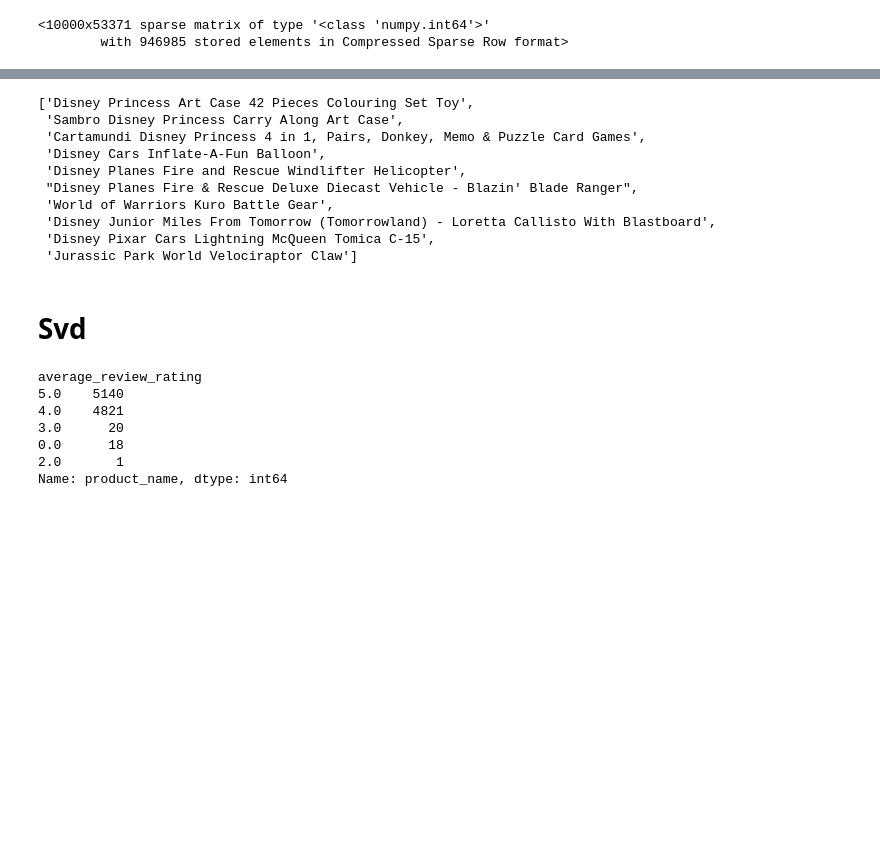
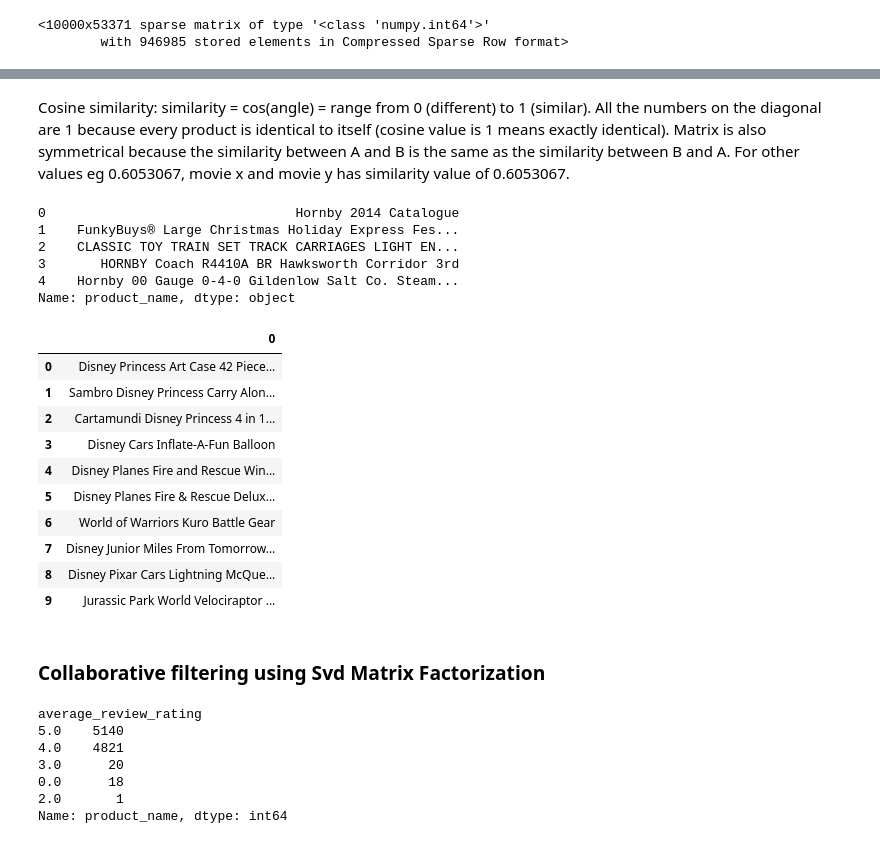
Before and after one commit to Deja2304/Capstone, a Jupyter notebook: Final Recommendations.ipynb, the cells around one changed output, grey strips where cells are left out. Saved outputs shown, nothing was run; the diff lists cells and outputs as text; code cells hidden in the pictures; blank space fills up the shorter version.

```diff
--- a/Final Recommendations.ipynb
+++ b/Final Recommendations.ipynb
@@ -807,28 +747,45 @@ Name: product_name, dtype: object
+# %% [markdown]
+ Cosine similarity: similarity = cos(angle) = range from 0 (different) to 1 (similar).
+ All the numbers on the diagonal are 1 because every product is identical to itself (cosine value is 1 means exactly identical).
+ Matrix is also symmetrical because the similarity between A and B is the same as the similarity between B and A.
+ For other values eg 0.6053067, movie x and movie y has similarity value of 0.6053067.
+# %%
+# to create a Series for product_name which can be used as indices (each index is mapped to a product name)
+indices = pd.Series(data_bag['product_name'])
+indices[:5]
+# %% [output]
+0                                Hornby 2014 Catalogue
+1    FunkyBuys® Large Christmas Holiday Express Fes...
+2    CLASSIC TOY TRAIN SET TRACK CARRIAGES LIGHT EN...
+3       HORNBY Coach R4410A BR Hawksworth Corridor 3rd
+4    Hornby 00 Gauge 0-4-0 Gildenlow Salt Co. Steam...
+Name: product_name, dtype: object
 # %%
-
+# this function takes in a product name as input and returns the top 10 recommended (similar) products
 def recommend(product_name, cosine_sim = cosine_sim):
     recommended_toys = []
     idx = indices[indices == product_name].index[0]   # to get the index of the toy matching the input toy
     score_series = pd.Series(cosine_sim[idx]).sort_values(ascending = False)   # similarity scores in descending order
     top_10_indices = list(score_series.iloc[1:11].index)   # to get the indices of top 10 most similar toys
     # [1:11] to exclude 0 (index 0 is the input toy itself)
 
     for i in top_10_indices:   # to append the titles of top 10 similar toys to the recommended_toys list
         recommended_toys.append(list(data['product_name'])[i])
 
     return recommended_toys
 
-recommend('Disney Dancing Plush Doll Series Minnie Mouse')
+k=recommend('Disney Dancing Plush Doll Series Minnie Mouse')
+kaylee_list = pd.DataFrame(k)
+kaylee_list
 # %% [output]
-['Disney Princess Art Case 42 Pieces Colouring Set Toy',
- 'Sambro Disney Princess Carry Along Art Case',
- 'Cartamundi Disney Princess 4 in 1, Pairs, Donkey, Memo & Puzzle Card Games',
- 'Disney Cars Inflate-A-Fun Balloon',
- 'Disney Planes Fire and Rescue Windlifter Helicopter',
- "Disney Planes Fire & Rescue Deluxe Diecast Vehicle - Blazin' Blade Ranger",
- 'World of Warriors Kuro Battle Gear',
- 'Disney Junior Miles From Tomorrow (Tomorrowland) - Loretta Callisto With Blastboard',
- 'Disney Pixar Cars Lightning McQueen Tomica C-15',
- 'Jurassic Park World Velociraptor Claw']
+|  | 0 |
+| 0 | Disney Princess Art Case 42 Piece... |
+| 1 | Sambro Disney Princess Carry Alon... |
+| 2 | Cartamundi Disney Princess 4 in 1... |
+| 3 | Disney Cars Inflate-A-Fun Balloon |
+| 4 | Disney Planes Fire and Rescue Win... |
+| 5 | Disney Planes Fire & Rescue Delux... |
+| 6 | World of Warriors Kuro Battle Gear |
+| 7 | Disney Junior Miles From Tomorrow... |
+| 8 | Disney Pixar Cars Lightning McQue... |
+| 9 | Jurassic Park World Velociraptor ... |
-# %% [markdown]
-# Svd
@@ -838,0 +792,2 @@ amazon_data1=df[['uniq_id', 'product_name','price','average_review_rating']]
+# %% [markdown]
+### Collaborative filtering using Svd Matrix Factorization
```
Also changed, not shown: parts of 31 cells of this notebook, 2 other files.
